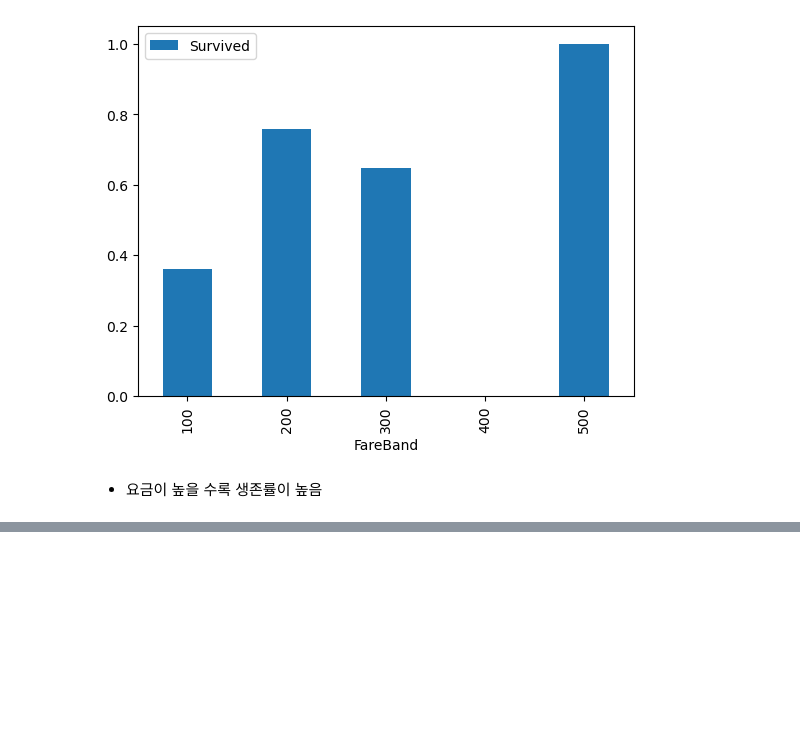
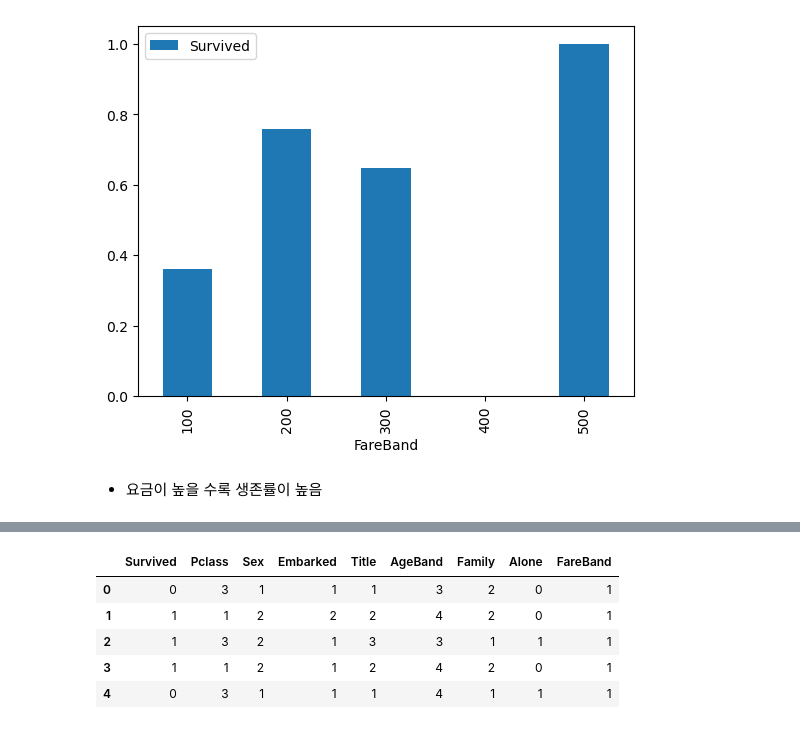
Before and after one commit to 4ix/ai_project_ml, a Jupyter notebook: train.ipynb, the cells around one changed output, grey strips where cells are left out. Drawn from its saved outputs; the diff is of its cells as text; code cells hidden in the pictures; blank space fills up the shorter version.

```diff
--- a/titanic.ipynb
+++ b/train.ipynb
@@ -432,0 +507,11 @@ a.plot('FareBand', kind='bar')
+# %%
+new_train = pd.read_csv('./datas/train_df.csv', index_col=0)
+# %%
+new_train.head()
+# %% [output]
+|  | Survived | Pclass | Sex | Embarked | Title | AgeBand | Family | Alone | FareBand |
+| 0 | 0 | 3 | 1 | 1 | 1 | 3 | 2 | 0 | 1 |
+| 1 | 1 | 1 | 2 | 2 | 2 | 4 | 2 | 0 | 1 |
+| 2 | 1 | 3 | 2 | 1 | 3 | 3 | 1 | 1 | 1 |
+| 3 | 1 | 1 | 2 | 1 | 2 | 4 | 2 | 0 | 1 |
+| 4 | 0 | 3 | 1 | 1 | 1 | 4 | 1 | 1 | 1 |
```
Also changed, not shown: parts of 13 cells of this notebook, 2 other files.
